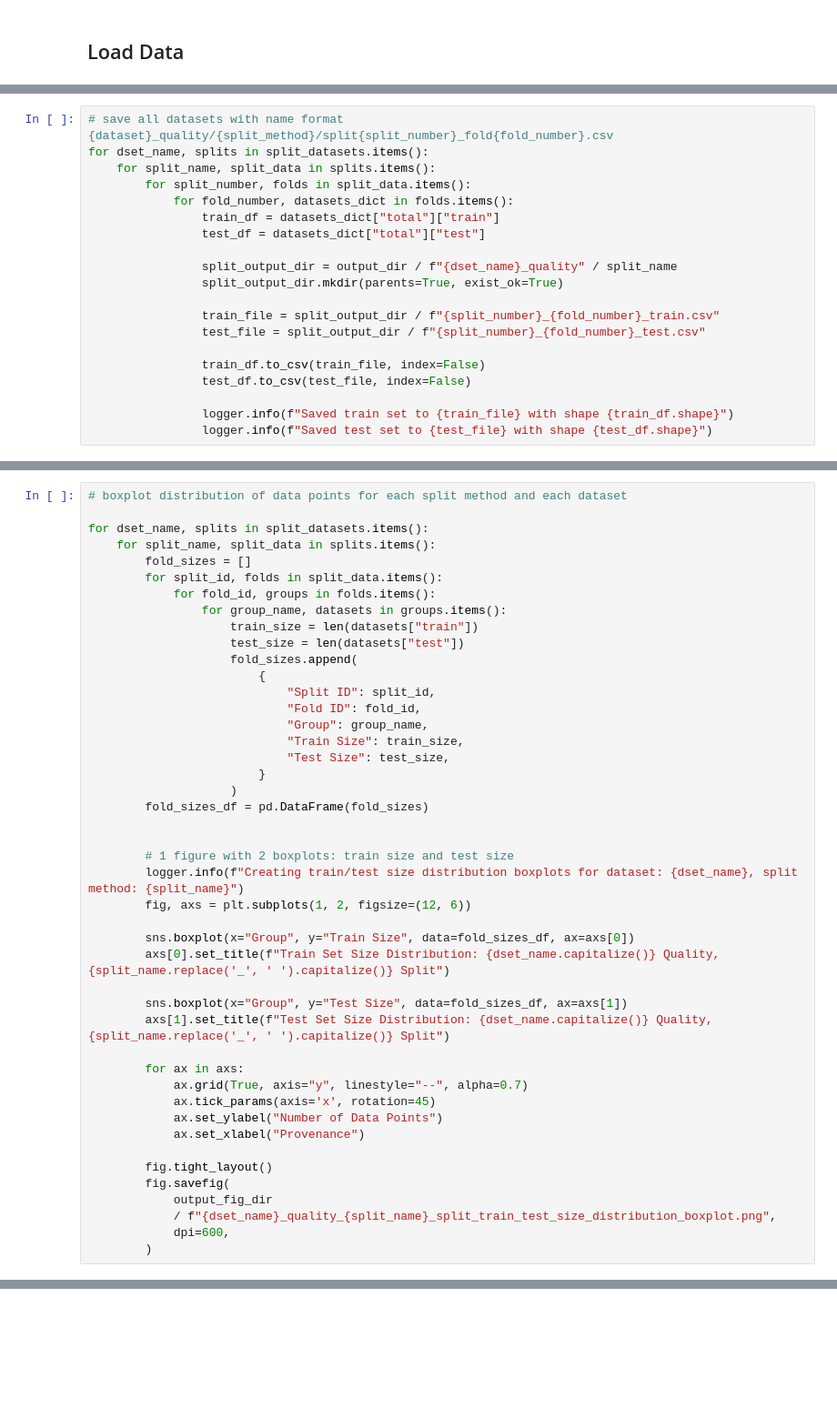
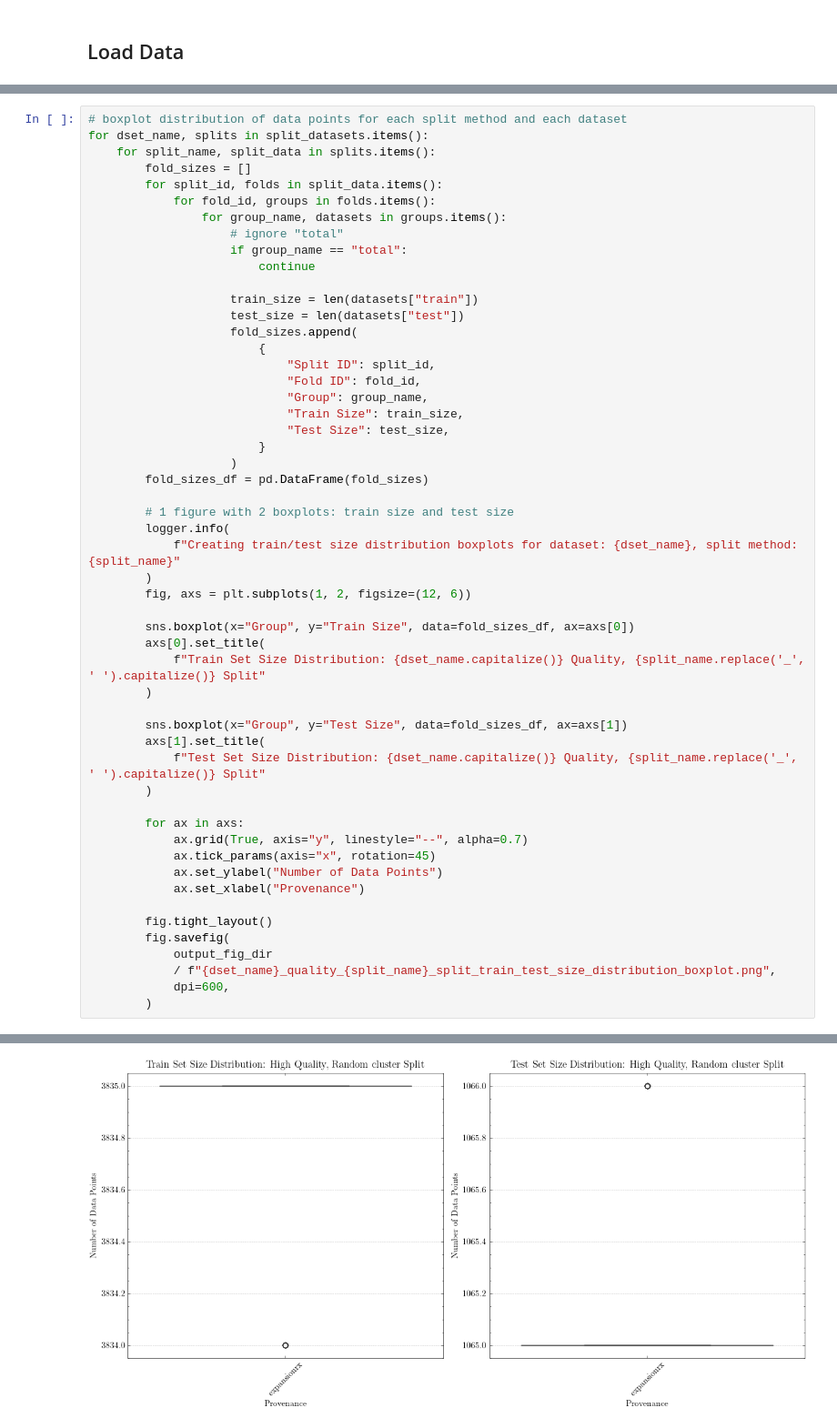
Before and after one commit to alec-glisman/OpenADMET-ExpansionRx-Blind-Challenge, a Jupyter notebook: notebooks/1_datset_splits.ipynb, the cells around one changed output, grey strips where cells are left out. Shown: that part at 91% size. Cells and saved outputs as stored; diff of their text form; blank space fills up the shorter version.

```diff
--- a/notebooks/1_datset_splits.ipynb
+++ b/notebooks/1_datset_splits.ipynb
@@ -255,20 +294,0 @@ KeyboardInterrupt:
-# %%
-# save all datasets with name format {dataset}_quality/{split_method}/split{split_number}_fold{fold_number}.csv
-for dset_name, splits in split_datasets.items():
-    for split_name, split_data in splits.items():
-        for split_number, folds in split_data.items():
-            for fold_number, datasets_dict in folds.items():
-                train_df = datasets_dict["total"]["train"]
-                test_df = datasets_dict["total"]["test"]
-
-                split_output_dir = output_dir / f"{dset_name}_quality" / split_name
-                split_output_dir.mkdir(parents=True, exist_ok=True)
-
-                train_file = split_output_dir / f"{split_number}_{fold_number}_train.csv"
-                test_file = split_output_dir / f"{split_number}_{fold_number}_test.csv"
-
-                train_df.to_csv(train_file, index=False)
-                test_df.to_csv(test_file, index=False)
-
-                logger.info(f"Saved train set to {train_file} with shape {train_df.shape}")
-                logger.info(f"Saved test set to {test_file} with shape {test_df.shape}")
@@ -302,12 +372,15 @@ for dset_name, splits in split_datasets.items():
 # %%
 # boxplot distribution of data points for each split method and each dataset
-
 for dset_name, splits in split_datasets.items():
     for split_name, split_data in splits.items():
         fold_sizes = []
         for split_id, folds in split_data.items():
             for fold_id, groups in folds.items():
                 for group_name, datasets in groups.items():
+                    # ignore "total"
+                    if group_name == "total":
+                        continue
+
                     train_size = len(datasets["train"])
                     test_size = len(datasets["test"])
                     fold_sizes.append(
@@ -321,20 +394,25 @@ for dset_name, splits in split_datasets.items():
                     )
         fold_sizes_df = pd.DataFrame(fold_sizes)
 
-
         # 1 figure with 2 boxplots: train size and test size
-        logger.info(f"Creating train/test size distribution boxplots for dataset: {dset_name}, split method: {split_name}")
+        logger.info(
+            f"Creating train/test size distribution boxplots for dataset: {dset_name}, split method: {split_name}"
+        )
         fig, axs = plt.subplots(1, 2, figsize=(12, 6))
 
         sns.boxplot(x="Group", y="Train Size", data=fold_sizes_df, ax=axs[0])
-        axs[0].set_title(f"Train Set Size Distribution: {dset_name.capitalize()} Quality, {split_name.replace('_', ' ').capitalize()} Split")
+        axs[0].set_title(
+            f"Train Set Size Distribution: {dset_name.capitalize()} Quality, {split_name.replace('_', ' ').capitalize()} Split"
+        )
 
         sns.boxplot(x="Group", y="Test Size", data=fold_sizes_df, ax=axs[1])
-        axs[1].set_title(f"Test Set Size Distribution: {dset_name.capitalize()} Quality, {split_name.replace('_', ' ').capitalize()} Split")
+        axs[1].set_title(
+            f"Test Set Size Distribution: {dset_name.capitalize()} Quality, {split_name.replace('_', ' ').capitalize()} Split"
+        )
 
         for ax in axs:
             ax.grid(True, axis="y", linestyle="--", alpha=0.7)
-            ax.tick_params(axis='x', rotation=45)
+            ax.tick_params(axis="x", rotation=45)
             ax.set_ylabel("Number of Data Points")
             ax.set_xlabel("Provenance")
 
@@ -344,3 +422,4 @@ for dset_name, splits in split_datasets.items():
             / f"{dset_name}_quality_{split_name}_split_train_test_size_distribution_boxplot.png",
             dpi=600,
         )
+# %% [output]
@@ -346,0 +429 @@ for dset_name, splits in split_datasets.items():
+[figure, added]
```
Also changed, not shown: parts of 12 cells of this notebook, 1 other file.
